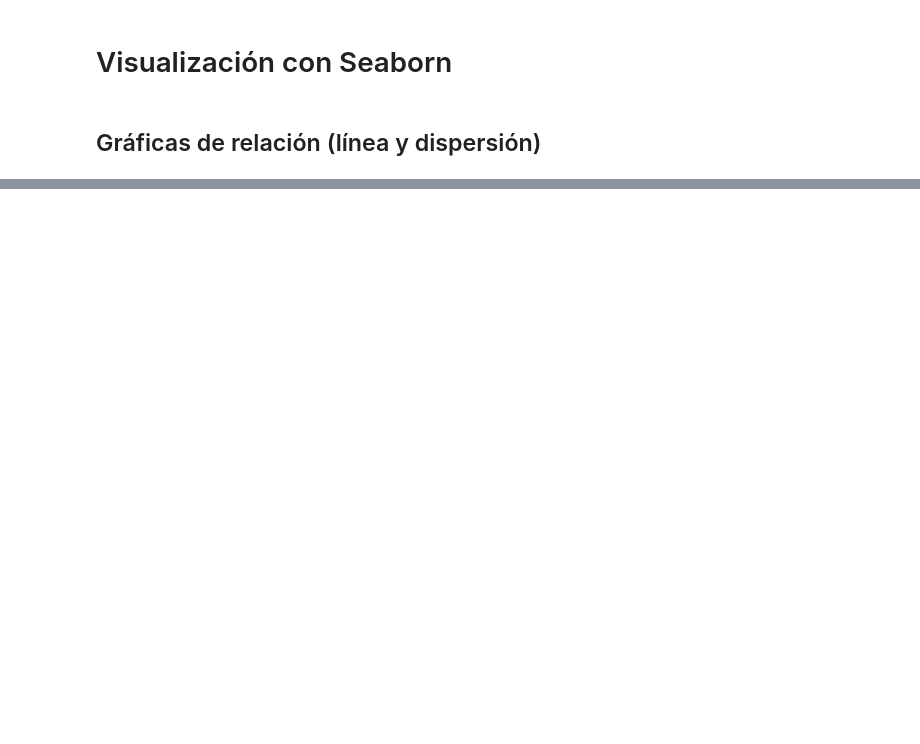
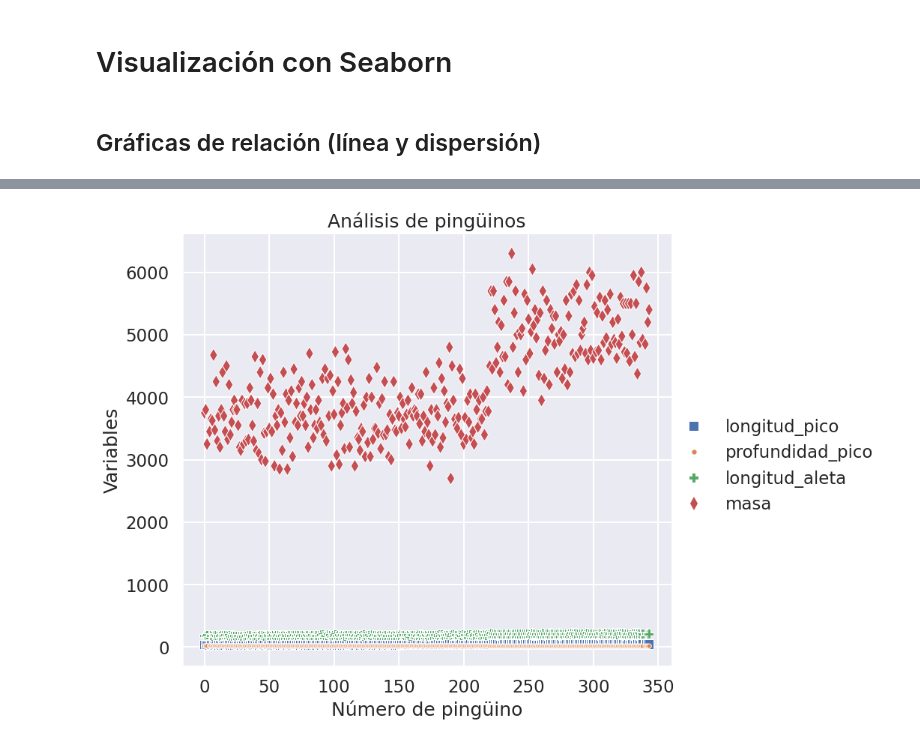
Before and after one commit to SunFanton/python-courses, a Jupyter notebook: codigo_maquina/Nivel_3_Visualizacion_de_datos/04_seaborn_parte1.ipynb, the cells around one changed output, grey strips where cells are left out. Saved outputs shown, nothing was run; the diff lists cells and outputs as text; code cells hidden in the pictures; blank space fills up the shorter version.

Commit message:
Introduccion a seaborn con graficas relacionales - codigo maquina

```diff
--- a/codigo_maquina/Nivel_3_Visualizacion_de_datos/04_seaborn_parte1.ipynb
+++ b/codigo_maquina/Nivel_3_Visualizacion_de_datos/04_seaborn_parte1.ipynb
@@ -18,0 +41,4 @@ import seaborn as sns
+# %%
+pinguinos = sns.load_dataset('penguins') # nos devuelve un dataframe
+pinguinos.columns = ["especie", "isla", "longitud_pico", "profundidad_pico", "longitud_aleta", "masa", "sexo"]
+pinguinos.head()
@@ -18,0 +63,15 @@ import seaborn as sns
+# %%
+sns.set_theme(style="darkgrid", context="talk") # estilo y contexto general
+
+relacional = sns.relplot(data=pinguinos,
+                         height=7,
+                         aspect=1.2,
+                         markers=["s", ".", "P", "d"]) # ploteo de relacion
+relacional.set(title="Análisis de pingüinos")
+relacional.set_ylabels("Variables")
+relacional.set_xlabels("Número de pingüino")
+
+#plt.grid(False)
+plt.show()
+# %% [output]
+[figure, added]
```
Also changed, not shown: parts of 19 cells of this notebook.
